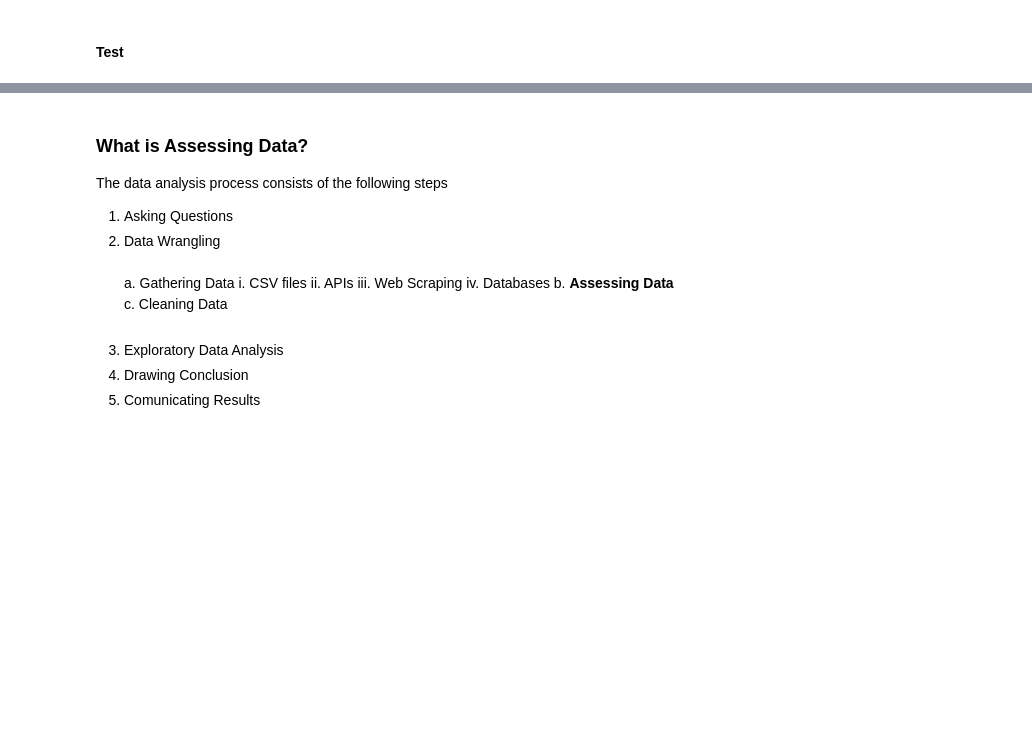
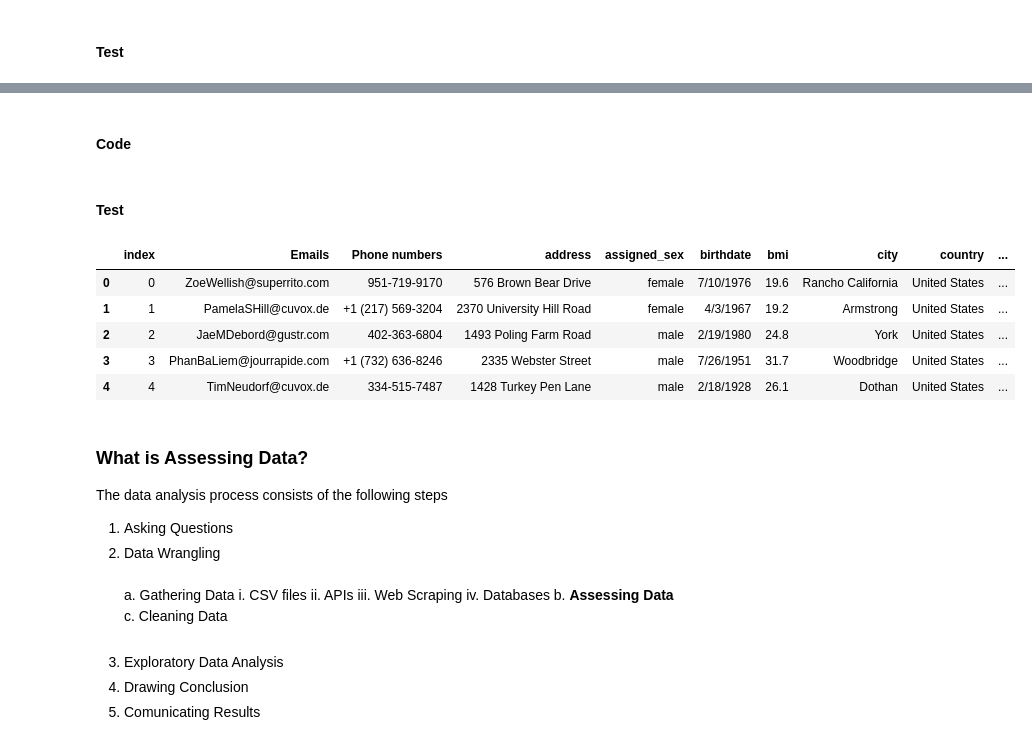
Before and after one commit to Sanaa495/data-wrangling, a Jupyter notebook: Data Wrangling.ipynb, the cells around one changed output, grey strips where cells are left out. Saved outputs shown, nothing was run; the diff lists cells and outputs as text; code cells hidden in the pictures; blank space fills up the shorter version.

```diff
--- a/Data Wrangling.ipynb
+++ b/Data Wrangling.ipynb
@@ -405,3 +509,22 @@ treatment_copy.head()
+# %% [markdown]
+#### Code
+# %%
+unknown=patients_copy[patients_copy['zip_code'].isnull()]
+patients_copy=patients_copy.dropna(subset=['zip_code']).astype({'zip_code':int})
+patients_copy=patients_copy.dropna(subset=['zip_code']).astype({'zip_code':str})
+# %%
+patients_copy=pd.concat([patients_copy,unknown]).reset_index()
+# %% [markdown]
+#### Test
+# %%
+patients_copy.head()
+# %% [output]
+|  | index | Emails | Phone numbers | address | assigned_sex | birthdate | bmi | city | country | ... |
+| 0 | 0 | ZoeWellish@superrito.com | 951-719-9170 | 576 Brown Bear Drive | female | 7/10/1976 | 19.6 | Rancho California | United States | ... |
+| 1 | 1 | PamelaSHill@cuvox.de | +1 (217) 569-3204 | 2370 University Hill Road | female | 4/3/1967 | 19.2 | Armstrong | United States | ... |
+| 2 | 2 | JaeMDebord@gustr.com | 402-363-6804 | 1493 Poling Farm Road | male | 2/19/1980 | 24.8 | York | United States | ... |
+| 3 | 3 | PhanBaLiem@jourrapide.com | +1 (732) 636-8246 | 2335 Webster Street | male | 7/26/1951 | 31.7 | Woodbridge | United States | ... |
+| 4 | 4 | TimNeudorf@cuvox.de | 334-515-7487 | 1428 Turkey Pen Lane | male | 2/18/1928 | 26.1 | Dothan | United States | ... |
 # %% [markdown]
 ### What is Assessing Data?
 
```
Also changed, not shown: parts of 40 cells of this notebook.
